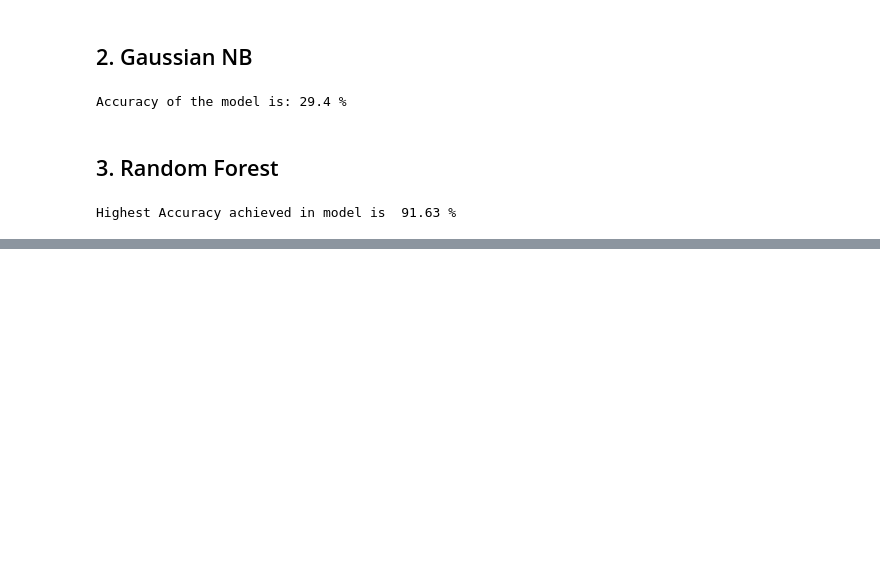
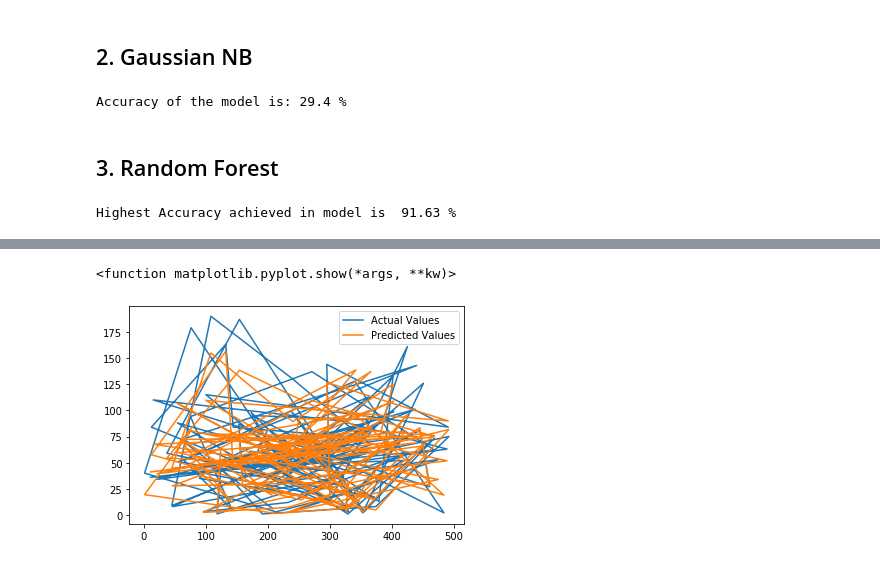
Before and after one commit to Pranav4798/BikeShare, a Jupyter notebook: SoftM2.ipynb, the cells around one changed output, grey strips where cells are left out. Saved outputs shown, nothing was run; the diff lists cells and outputs as text; code cells hidden in the pictures; blank space fills up the shorter version.

```diff
--- a/SoftM2.ipynb
+++ b/SoftM2.ipynb
@@ -178,3 +178,10 @@ best_accuracy = grid_search.best_score_
 print('Highest Accuracy achieved in model is ', round(best_accuracy*100,2),'%')
 # %% [output]
 Highest Accuracy achieved in model is  91.63 %
+# %%
+regressor = RandomForestRegressor(n_estimators = 300, max_features = 'auto')
+regressor.fit(X_train,y_train)
+
+# Predicting the values
+
+y_pred = regressor.predict(X_test)
@@ -180,0 +194,2 @@ Highest Accuracy achieved in model is  91.63 %
+# %%
+YT1 = y_test['cnt']
@@ -180,0 +200,3 @@ Highest Accuracy achieved in model is  91.63 %
+# %%
+df = pd.DataFrame({'Actual': YT1, 'Predicted': y_pred})
+df
@@ -180,0 +222,8 @@ Highest Accuracy achieved in model is  91.63 %
+# %%
+plt.plot(df['Actual'], label='Actual Values' )
+plt.plot(df['Predicted'], label='Predicted Values')
+plt.legend()
+plt.show
+# %% [output]
+<function matplotlib.pyplot.show(*args, **kw)>
+[figure, added]
```
Also changed, not shown: parts of 5 cells of this notebook.
